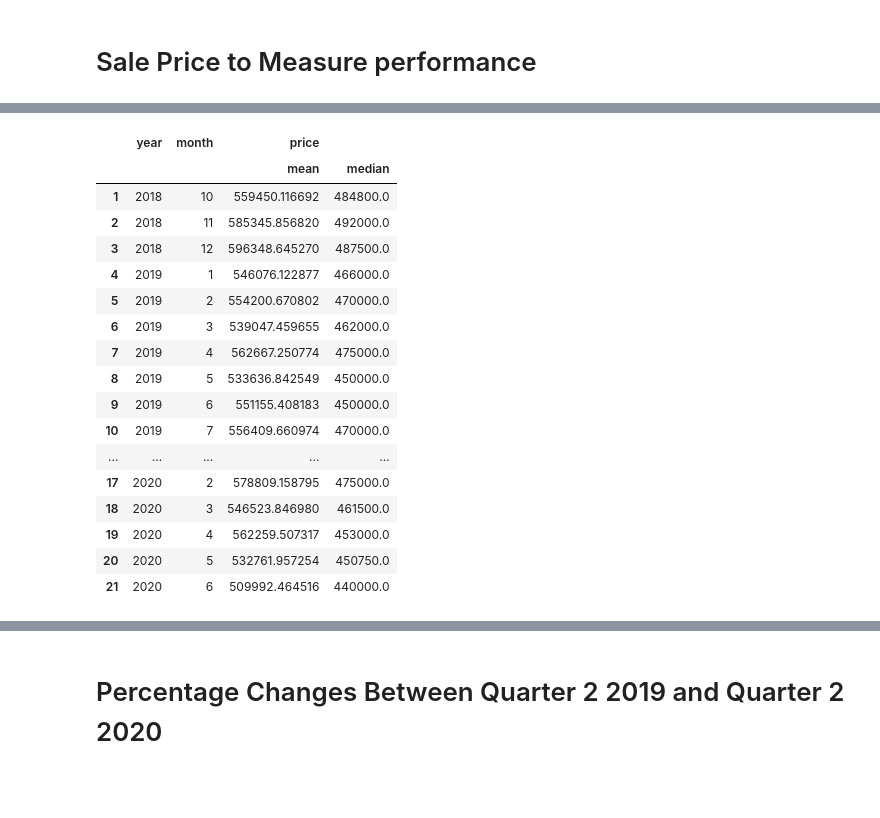
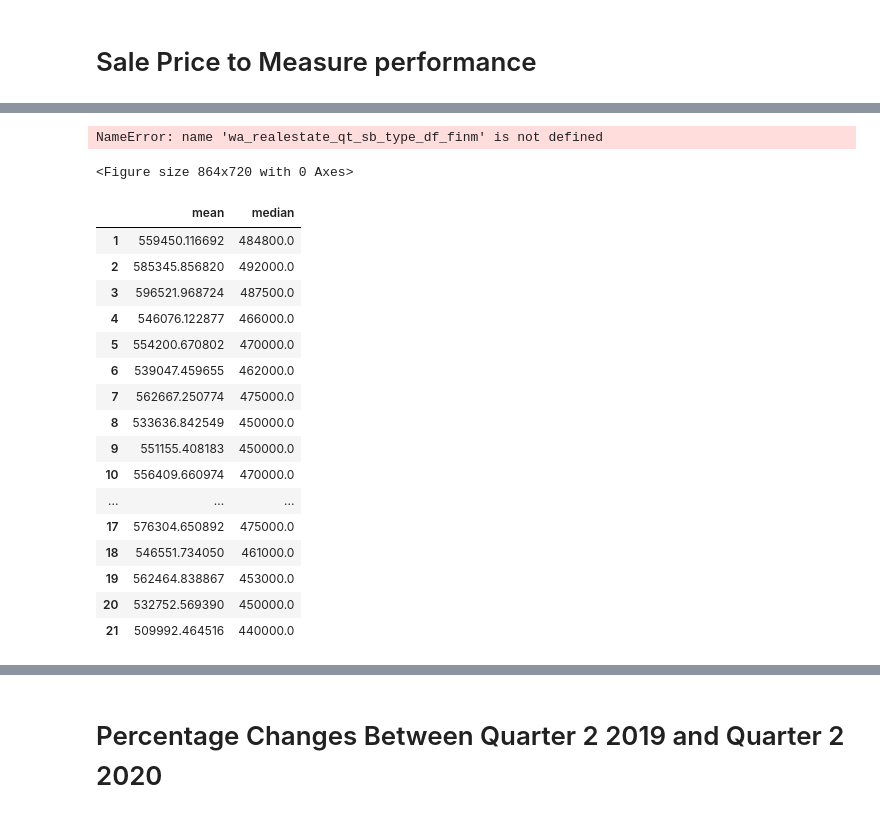
Before and after one commit to Supasyl/Data-Analytics-Project-1, a Jupyter notebook: Project 1.3 Notebooks/Data Analysis - Real Estate Sales Sept 2018 to June 2020.ipynb, the cells around one changed output, grey strips where cells are left out. Saved outputs shown, nothing was run; the diff lists cells and outputs as text; code cells hidden in the pictures; blank space fills up the shorter version.

```diff
--- a/Project 1.3 Notebooks/Data Analysis - Real Estate Sales Sept 2018 to June 2020.ipynb
+++ b/Project 1.3 Notebooks/Data Analysis - Real Estate Sales Sept 2018 to June 2020.ipynb
@@ -547,25 +534,42 @@ wa_realestate_qt_sb_type_df_finq
-# %%
-wa_realestate_qt_sb_type_df_finm = wa_realestate_df.dropna(how='any')
-wa_realestate_qt_sb_type_df_finm = wa_realestate_df.groupby(['year', 'month']).agg({'price':['mean','median']}).reset_index()
-wa_realestate_qt_sb_type_df_finm = wa_realestate_qt_sb_type_df_finm[1:-1]
-wa_realestate_qt_sb_type_df_finm.columns.droplevel(0)
-wa_realestate_qt_sb_type_df_finm
-# %% [output]
-|  | year | month | price |  |
-|  |  |  | mean | median |
-| 1 | 2018 | 10 | 559450.116692 | 484800.0 |
-| 2 | 2018 | 11 | 585345.856820 | 492000.0 |
-| 3 | 2018 | 12 | 596348.645270 | 487500.0 |
-| 4 | 2019 | 1 | 546076.122877 | 466000.0 |
-| 5 | 2019 | 2 | 554200.670802 | 470000.0 |
-| 6 | 2019 | 3 | 539047.459655 | 462000.0 |
-| 7 | 2019 | 4 | 562667.250774 | 475000.0 |
-| 8 | 2019 | 5 | 533636.842549 | 450000.0 |
-| 9 | 2019 | 6 | 551155.408183 | 450000.0 |
-| 10 | 2019 | 7 | 556409.660974 | 470000.0 |
-| ... | ... | ... | ... | ... |
-| 17 | 2020 | 2 | 578809.158795 | 475000.0 |
-| 18 | 2020 | 3 | 546523.846980 | 461500.0 |
-| 19 | 2020 | 4 | 562259.507317 | 453000.0 |
-| 20 | 2020 | 5 | 532761.957254 | 450750.0 |
-| 21 | 2020 | 6 | 509992.464516 | 440000.0 |
+# %%
+plt.figure(figsize=(12,10))
+plt.plot(mth_lbl_lst, wa_realestate_qt_sb_type_df_finm['mean'], label='Average House Price', color='blue')
+plt.plot(mth_lbl_lst, wa_realestate_qt_sb_type_df_finm['median'], label='Median House Price', color='orange')
+plt.xlabel('Months by Year', fontsize = 16)
+plt.ylabel('Total Sales(n)', fontsize = 16)
+plt.grid(color='k', linestyle='--', linewidth=0.2)
+plt.xticks(rotation=90)
+plt.legend()
+plt.savefig('output/line_re_sales_medmean_bymn_102018_to_072020.png')
+plt.title('Average and Median Price by Month from October 2018 to June 2020', fontsize = 16)
+# %% [output]
+NameError: name 'wa_realestate_qt_sb_type_df_finm' is not defined
+<Figure size 864x720 with 0 Axes>
+# %%
+#I dont know why I had to delete the first two columns to be able to remame the mean and median prices but it worked.
+
+wa_realestate_mn_sb_type_df_finm = wa_realestate_df.dropna(how='any')
+wa_realestate_mn_sb_type_df_finm = wa_realestate_mn_sb_type_df_finm.groupby(['year', 'month']).agg({'price':['mean','median']}).reset_index()
+wa_realestate_mn_sb_type_df_finm = wa_realestate_mn_sb_type_df_finm[1:-1]
+del wa_realestate_mn_sb_type_df_finm['year']
+del wa_realestate_mn_sb_type_df_finm['month']
+wa_realestate_mn_sb_type_df_finm.columns = ['mean','median']
+wa_realestate_mn_sb_type_df_finm
+# %% [output]
+|  | mean | median |
+| 1 | 559450.116692 | 484800.0 |
+| 2 | 585345.856820 | 492000.0 |
+| 3 | 596521.968724 | 487500.0 |
+| 4 | 546076.122877 | 466000.0 |
+| 5 | 554200.670802 | 470000.0 |
+| 6 | 539047.459655 | 462000.0 |
+| 7 | 562667.250774 | 475000.0 |
+| 8 | 533636.842549 | 450000.0 |
+| 9 | 551155.408183 | 450000.0 |
+| 10 | 556409.660974 | 470000.0 |
+| ... | ... | ... |
+| 17 | 576304.650892 | 475000.0 |
+| 18 | 546551.734050 | 461000.0 |
+| 19 | 562464.838867 | 453000.0 |
+| 20 | 532752.569390 | 450000.0 |
+| 21 | 509992.464516 | 440000.0 |
```
Also changed, not shown: parts of 9 cells of this notebook, 1 other file.
